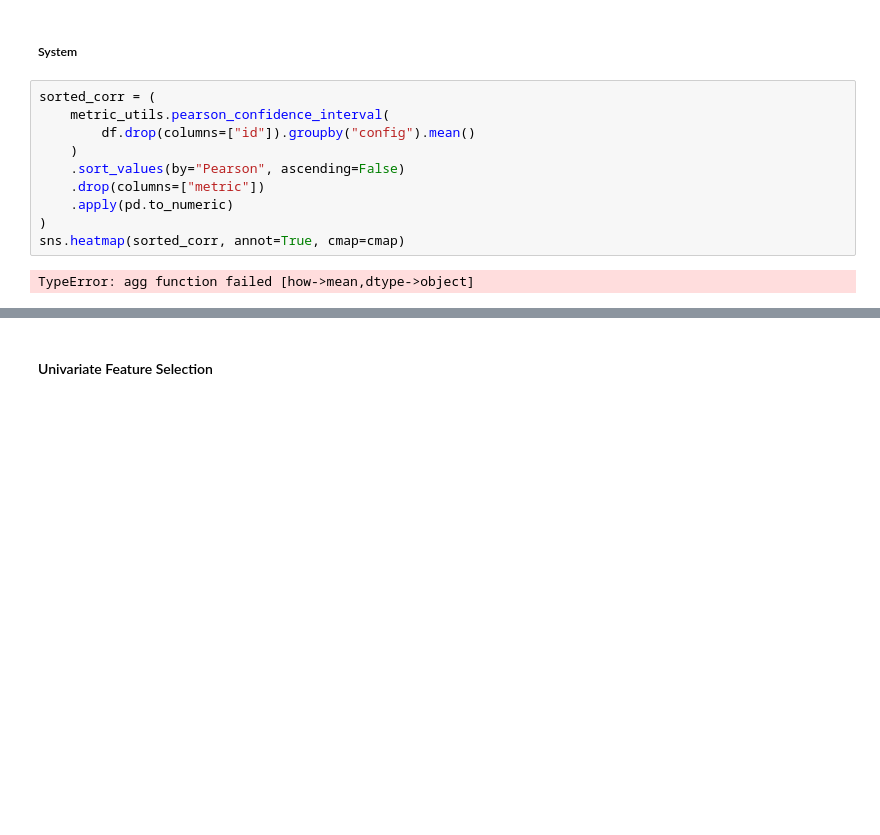
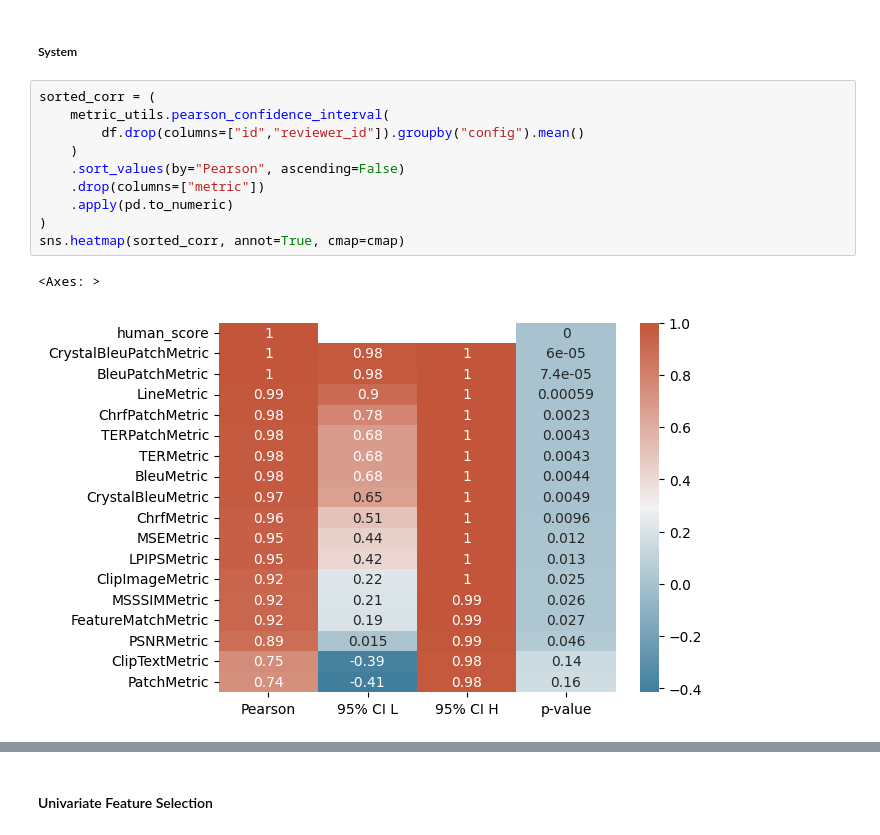
Before and after one commit to VarBench-SE/metricEval, a Jupyter notebook: analysis/metric_analysis.ipynb, the cells around one changed output, grey strips where cells are left out. Cells and saved outputs as stored; diff of their text form; blank space fills up the shorter version.

```diff
--- a/analysis/metric_analysis.ipynb
+++ b/analysis/metric_analysis.ipynb
@@ -97,15 +78,16 @@ sns.heatmap(sorted_corr, annot=True, cmap=cmap)
 # %%
 sorted_corr = (
     metric_utils.pearson_confidence_interval(
-        df.drop(columns=["id"]).groupby("config").mean()
+        df.drop(columns=["id","reviewer_id"]).groupby("config").mean()
     )
     .sort_values(by="Pearson", ascending=False)
     .drop(columns=["metric"])
     .apply(pd.to_numeric)
 )
 sns.heatmap(sorted_corr, annot=True, cmap=cmap)
 # %% [output]
-TypeError: agg function failed [how->mean,dtype->object]
+<Axes: >
+[figure, added]
 # %%
 sorted_corr = (
     metric_utils.kendall_confidence_interval(
```
Also changed, not shown: parts of 8 cells of this notebook, 2 other files.
